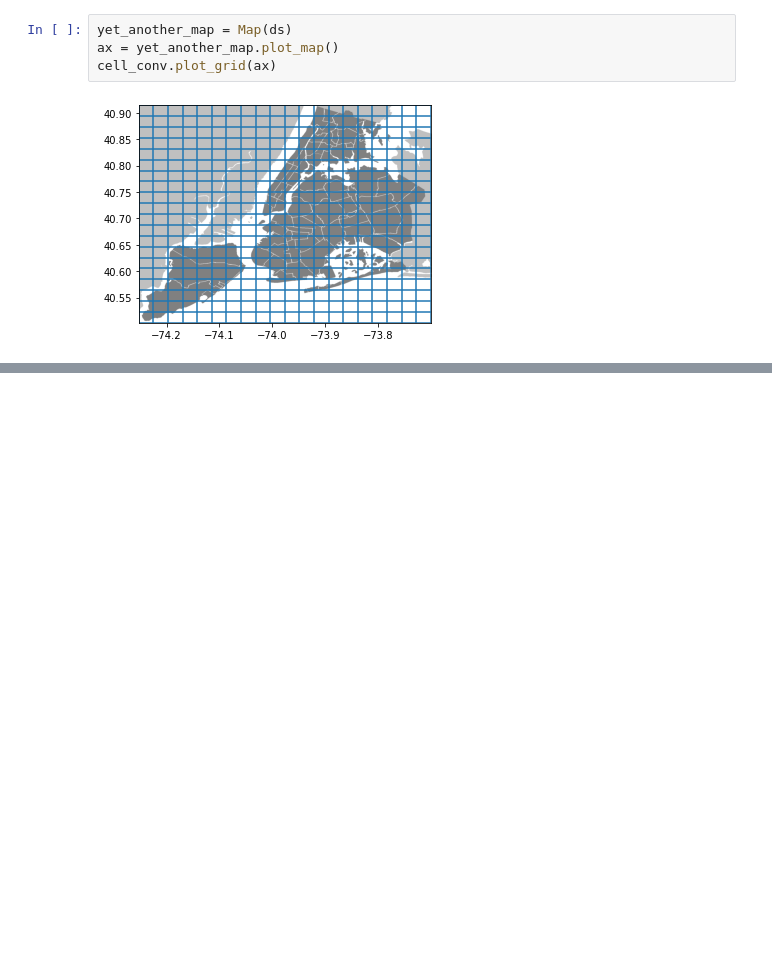
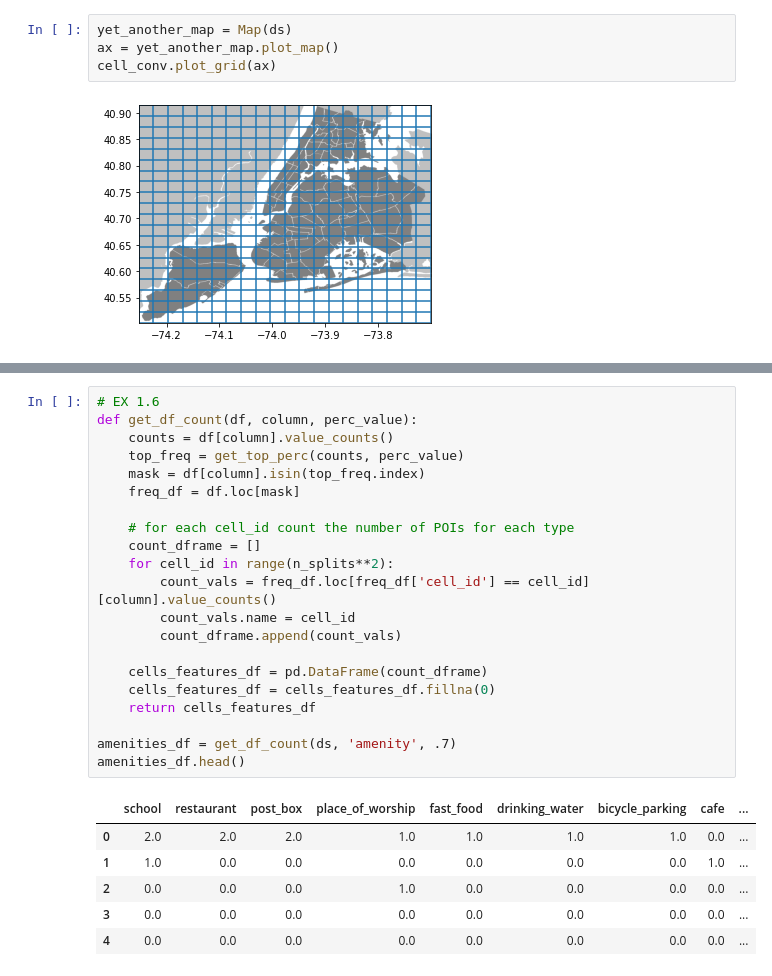
Before and after one commit to monkEdward/dsl_lab, a Jupyter notebook: lab_5/NY_POI/ny_poi.ipynb, the cells around one changed output, grey strips where cells are left out. Cells and saved outputs as stored; diff of their text form; blank space fills up the shorter version.

```diff
--- a/lab_5/NY_POI/ny_poi.ipynb
+++ b/lab_5/NY_POI/ny_poi.ipynb
@@ -239,0 +264,28 @@ cell_conv.plot_grid(ax)
+# %%
+# EX 1.6
+def get_df_count(df, column, perc_value):
+    counts = df[column].value_counts()
+    top_freq = get_top_perc(counts, perc_value)
+    mask = df[column].isin(top_freq.index)
+    freq_df = df.loc[mask]
+
+    # for each cell_id count the number of POIs for each type
+    count_dframe = []
+    for cell_id in range(n_splits**2):
+        count_vals = freq_df.loc[freq_df['cell_id'] == cell_id][column].value_counts()
+        count_vals.name = cell_id
+        count_dframe.append(count_vals)
+
+    cells_features_df = pd.DataFrame(count_dframe)
+    cells_features_df = cells_features_df.fillna(0)
+    return cells_features_df
+
+amenities_df = get_df_count(ds, 'amenity', .7)
+amenities_df.head()
+# %% [output]
+|  | school | restaurant | post_box | place_of_worship | fast_food | drinking_water | bicycle_parking | cafe | ... |
+| 0 | 2.0 | 2.0 | 2.0 | 1.0 | 1.0 | 1.0 | 1.0 | 0.0 | ... |
+| 1 | 1.0 | 0.0 | 0.0 | 0.0 | 0.0 | 0.0 | 0.0 | 1.0 | ... |
+| 2 | 0.0 | 0.0 | 0.0 | 1.0 | 0.0 | 0.0 | 0.0 | 0.0 | ... |
+| 3 | 0.0 | 0.0 | 0.0 | 0.0 | 0.0 | 0.0 | 0.0 | 0.0 | ... |
+| 4 | 0.0 | 0.0 | 0.0 | 0.0 | 0.0 | 0.0 | 0.0 | 0.0 | ... |
```
Also changed, not shown: parts of 7 cells of this notebook.
